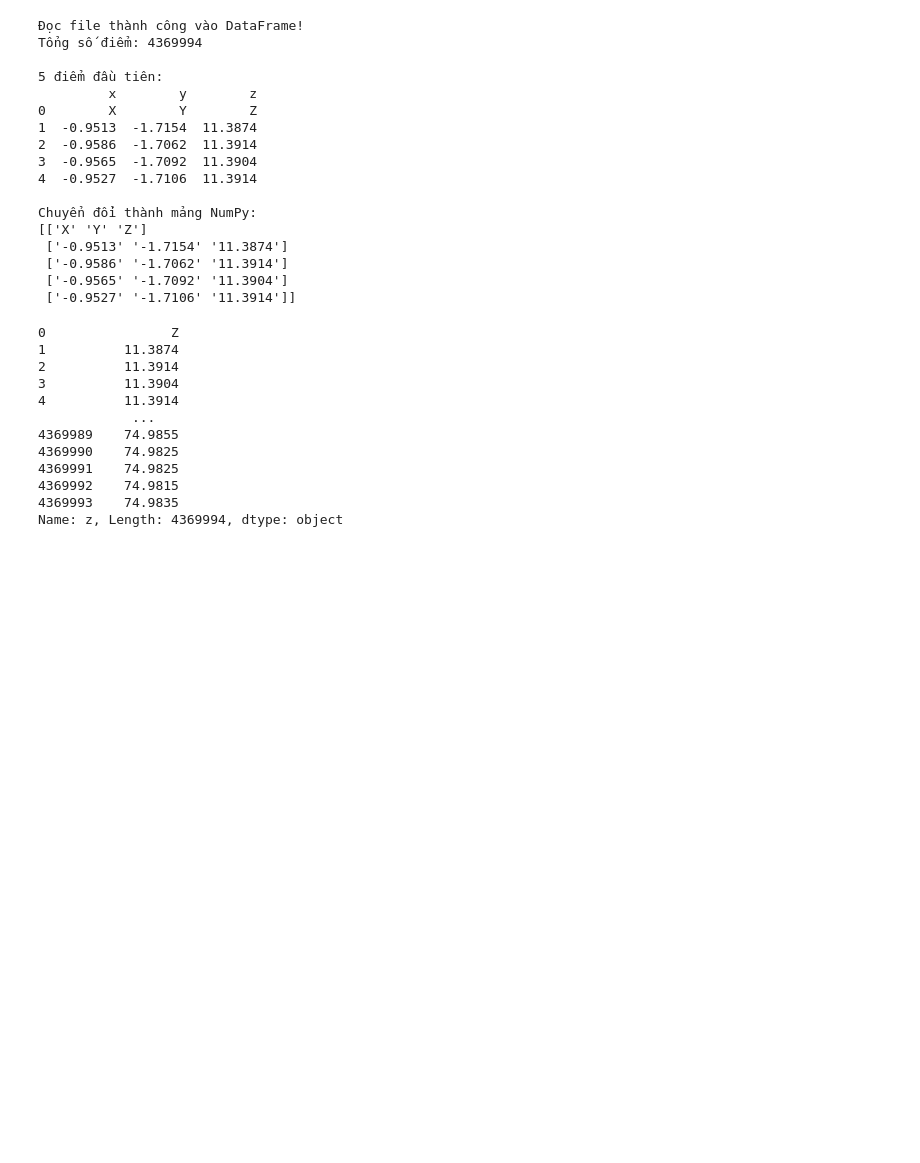
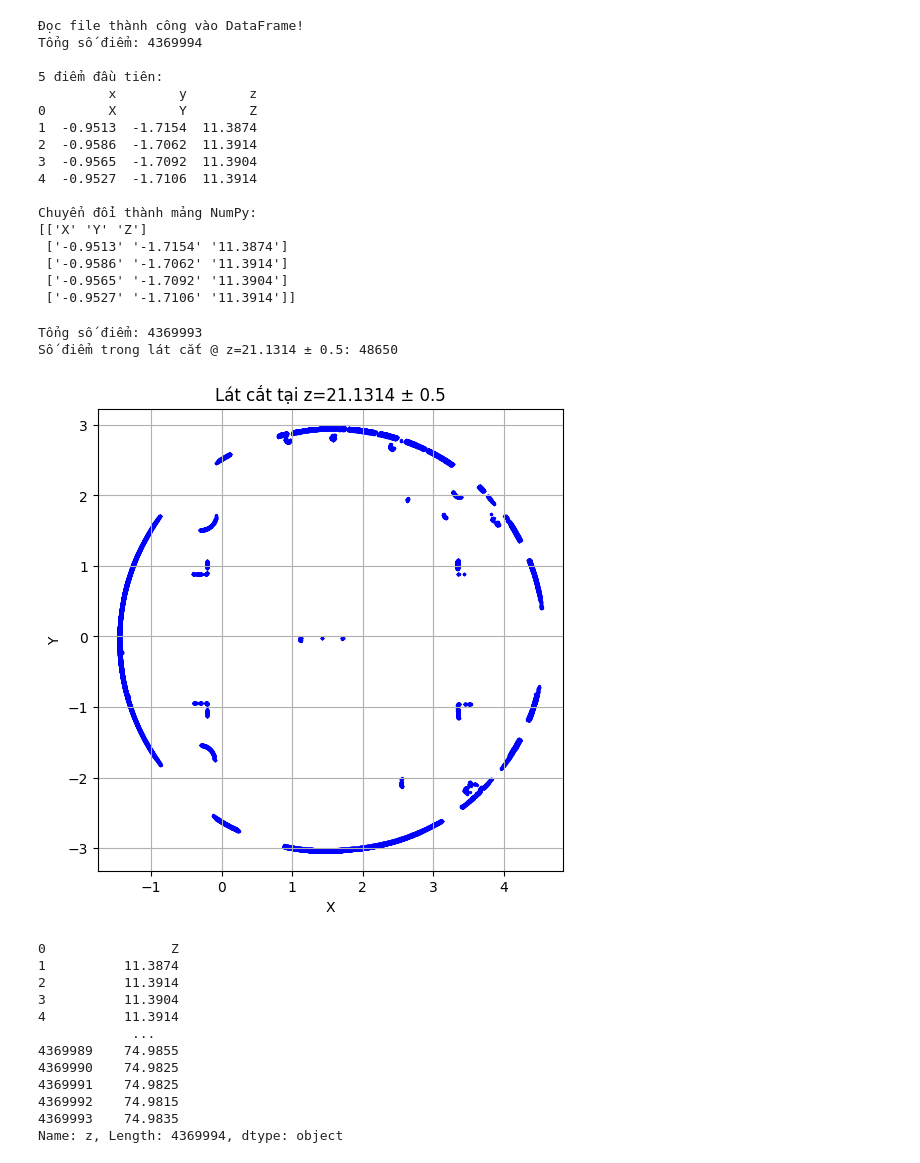
Before and after one commit to NgHdc/PointCloudCircleFitting, a Jupyter notebook: Final.ipynb, the cells around one changed output. Cells and saved outputs as stored; diff of their text form; code cells hidden in the pictures; blank space fills up the shorter version.

```diff
--- a/Final.ipynb
+++ b/Final.ipynb
@@ -43,6 +43,53 @@ Chuyển đổi thành mảng NumPy:
  ['-0.9586' '-1.7062' '11.3914']
  ['-0.9565' '-1.7092' '11.3904']
  ['-0.9527' '-1.7106' '11.3914']]
+# %%
+import numpy as np
+import pandas as pd
+import matplotlib.pyplot as plt
+
+# ================== CONFIG ==================
+file_path = "NP-05_SCN0001.txt"
+z_target  = 21.1314   # giá trị z cần xem
+dz        = 0.5       # độ dày lát (z_target ± dz)
+
+# ================== ĐỌC FILE ROBUST ==================
+df = pd.read_csv(
+    file_path,
+    header=None,
+    names=["x","y","z"],
+    sep=r"[,\s;]+",
+    engine="python",
+    usecols=[0,1,2],
+    comment="#",
+    skip_blank_lines=True,
+    on_bad_lines="skip",
+    dtype=str
+)
+for c in ["x","y","z"]:
+    df[c] = pd.to_numeric(df[c].str.strip(), errors="coerce")
+df = df.dropna()
+
+print(f"Tổng số điểm: {len(df)}")
+
+# ================== LẤY LÁT CẮT ==================
+mask = (df["z"] >= z_target - dz) & (df["z"] <= z_target + dz)
+slice_pts = df.loc[mask, ["x","y","z"]]
+print(f"Số điểm trong lát cắt @ z={z_target} ± {dz}: {len(slice_pts)}")
+
+# ================== HIỂN THỊ ==================
+plt.figure(figsize=(6,6))
+plt.scatter(slice_pts["x"], slice_pts["y"], s=2, c="blue")
+plt.xlabel("X")
+plt.ylabel("Y")
+plt.title(f"Lát cắt tại z={z_target} ± {dz}")
+plt.axis("equal")
+plt.grid(True)
+plt.show()
+# %% [output]
+Tổng số điểm: 4369993
+Số điểm trong lát cắt @ z=21.1314 ± 0.5: 48650
+[figure, added]
 # %%
 df['z']
 # %% [output]
```
Also changed, not shown: parts of 4 cells of this notebook.
